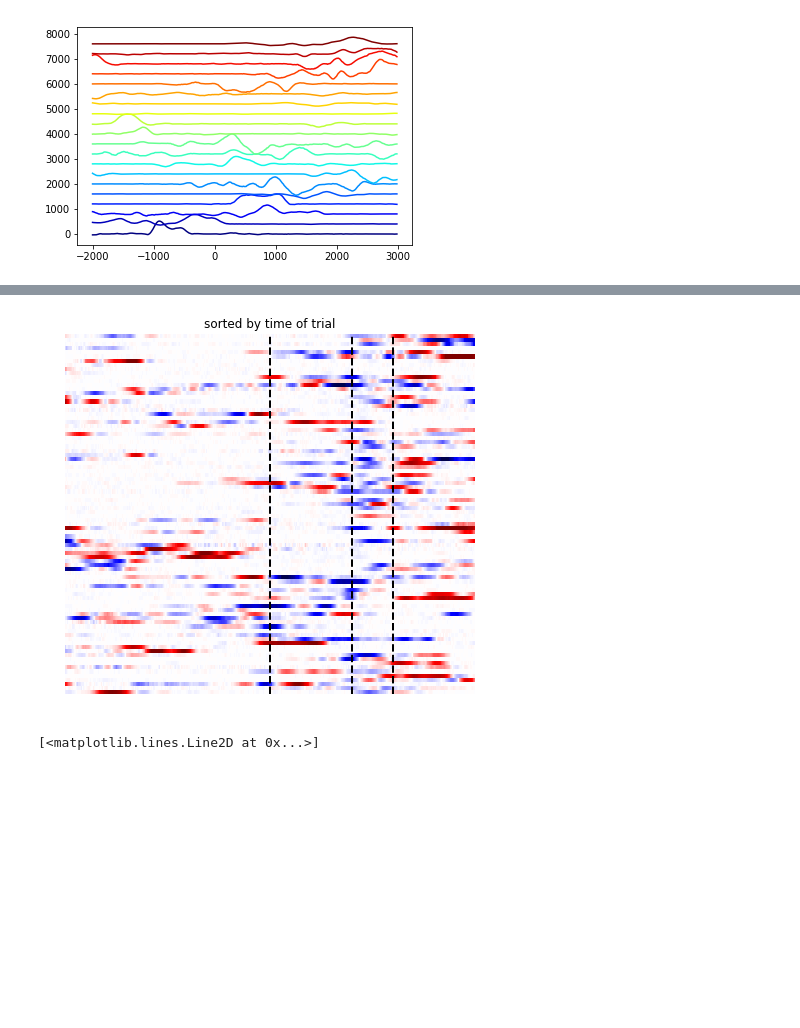
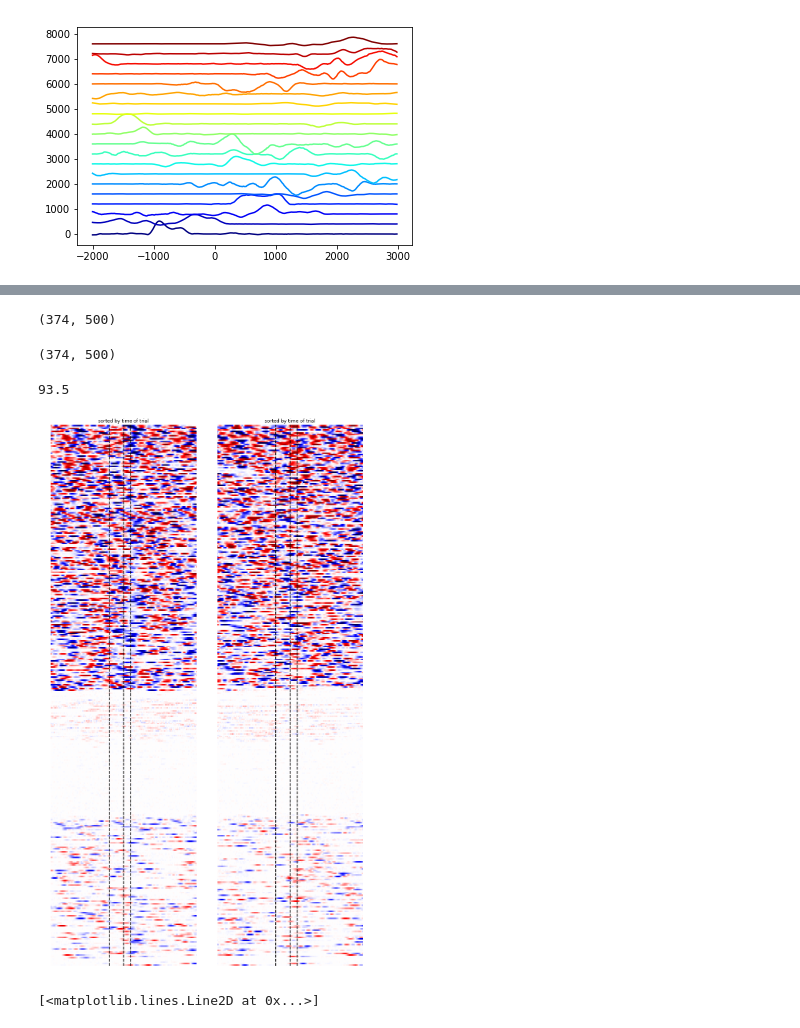
Before and after one commit to bellabrez/bigbadbrain, a Jupyter notebook: jupyter_notebooks/20220316 - stim triggered beh and neural data.ipynb, the cells around one changed output, grey strips where cells are left out. Drawn from its saved outputs; the diff is of its cells as text; code cells hidden in the pictures; blank space fills up the shorter version.

```diff
--- a/jupyter_notebooks/20220316 - stim triggered beh and neural data.ipynb
+++ b/jupyter_notebooks/20220316 - stim triggered beh and neural data.ipynb
@@ -69,5 +73,5 @@ import random
 # %%
-func_path = '/oak/stanford/groups/trc/data/Brezovec/2P_Imaging/20190101_walking_dataset/fly_116/func_0/'
+func_path = '/oak/stanford/groups/trc/data/Brezovec/2P_Imaging/20190101_walking_dataset/fly_143/func_0/'
 # %%
 ###########################
 ### PREP VISUAL STIMULI ###
@@ -158,6 +259,8 @@ plt.axvline(1000,color='k')
 # %% [output]
 <matplotlib.lines.Line2D at 0x...>
 [figure]
+# %%
+traces_0 = traces_0[:,]
 # %%
 traces_0.shape
 # %% [output]
@@ -305,8 +428,8 @@ thresh
 # %%
-fig = plt.figure(figsize=(10,10))
+fig = plt.figure(figsize=(15,15))
 
 ### dendrogram ###
-ax_dendrogram = fig.add_axes([1, .3, .1, .5])
+ax_dendrogram = fig.add_axes([1, .3, .1, 1.3])
 ax_dendrogram.axis('off')
 dend = dendrogram(linkage_matrix,
            truncate_mode=None,
@@ -318,8 +441,12 @@ dend = dendrogram(linkage_matrix,
            orientation='left');
 
 ### all resp ###
-ax_dend = fig.add_axes([.9, .3, 1, .5])
+ax_dend = fig.add_axes([.70, .3, 1, 1.3])
 ax_dend.imshow(traces_0[dend['leaves'][::-1],:],vmin=-400,vmax=400,aspect=5,cmap='seismic')
 ax_dend.axis('off')
-for line in [250,350,400]:
+for line in [200-120,250-120,275-120]:
     ax_dend.axvline(line,color='k',linestyle='--',lw=2)
+
+ax_dend = fig.add_axes([.81, .3, 1, 1.3])
+ax_dend.imshow(np.asarray(np.reshape(np.asarray(dend['leaves'][::-1]),(-1,1)),np.newaxis),aspect=.2,cmap='cool')
+ax_dend.axis('off')
@@ -328,15 +473,40 @@ for line in [250,350,400]:
+# %%
+traces_180.shape
+# %% [output]
+(374, 500)
+# %%
+traces_0.shape
+# %% [output]
+(374, 500)
+# %%
+374/4
+# %% [output]
+93.5
 # %%
-fig = plt.figure(figsize=(10,10))
+fig = plt.figure(figsize=(15,15))
 
 ### all resp ###
-ax_dend = fig.add_axes([.9, .3, 1, .5])
+ax_dend = fig.add_axes([.5, .3, 1, 1.3])
 plt.title('sorted by time of trial')
 ax_dend.imshow(traces_0,vmin=-400,vmax=400,aspect=5,cmap='seismic')
 ax_dend.axis('off')
-for line in [250,350,400]:
+for line in [200,250,275]: #
     ax_dend.axvline(line,color='k',linestyle='--',lw=2)
+# for line in [93]:
+#     ax_dend.axhline(line,color='k',linestyle='--',lw=2)
+
+
+ax_dend = fig.add_axes([.9, .3, 1, 1.3])
+plt.title('sorted by time of trial')
+ax_dend.imshow(traces_180,vmin=-400,vmax=400,aspect=5,cmap='seismic')
+ax_dend.axis('off')
+for line in [200,250,275]: #
+    ax_dend.axvline(line,color='k',linestyle='--',lw=2)
+
+# pre_window = 200 # in units of 10ms
+# post_window = 300
 # %% [output]
-[figure, old version]
+[figure, new version]
 # %%
 plt.plot(traces_0[2])
 # %% [output]
```
Also changed, not shown: parts of 22 cells of this notebook, 22 other files.
